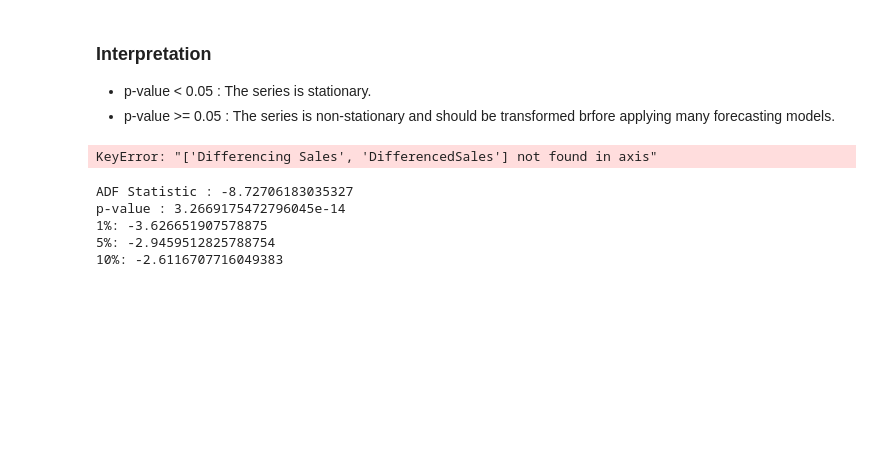
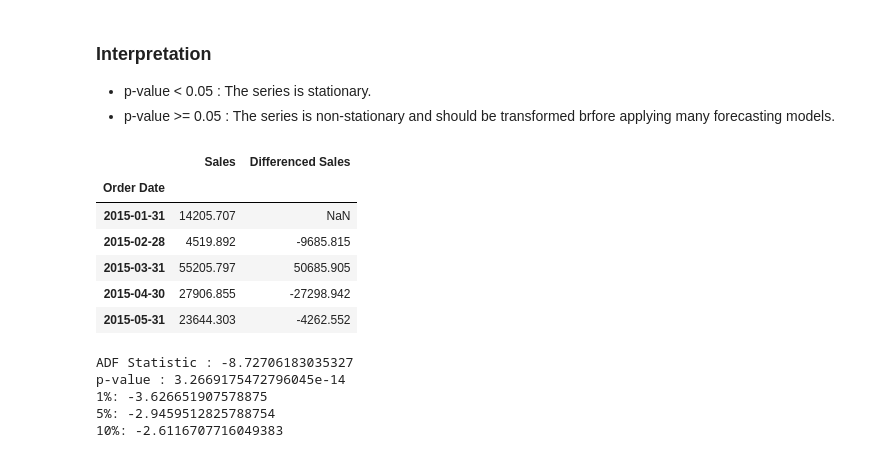
Before and after one commit to Aanya2806/sales-demand-intelligence-system, a Jupyter notebook: analysis.ipynb, the cells around one changed output. Drawn from its saved outputs; the diff is of its cells as text; code cells hidden in the pictures; blank space fills up the shorter version.

```diff
--- a/analysis.ipynb
+++ b/analysis.ipynb
@@ -468,15 +480,19 @@ The time series is stationary.
 - p-value < 0.05 : The series is stationary.
 - p-value >= 0.05 : The series is non-stationary and should be transformed brfore applying many forecasting models.
 # %%
+#Apply differencing
+
 monthly_sales["Differenced Sales"] = (
     monthly_sales["Sales"].diff()
 )
-monthly_sales.drop(
-    columns=["Differencing Sales", "DifferencedSales"],
-    inplace=True
-)
 
 monthly_sales.head()
 # %% [output]
-KeyError: "['Differencing Sales', 'DifferencedSales'] not found in axis"
+|  | Sales | Differenced Sales |
+| Order Date |  |  |
+| 2015-01-31 | 14205.707 | NaN |
+| 2015-02-28 | 4519.892 | -9685.815 |
+| 2015-03-31 | 55205.797 | 50685.905 |
+| 2015-04-30 | 27906.855 | -27298.942 |
+| 2015-05-31 | 23644.303 | -4262.552 |
 # %%
```
Also changed, not shown: parts of 11 cells of this notebook.
